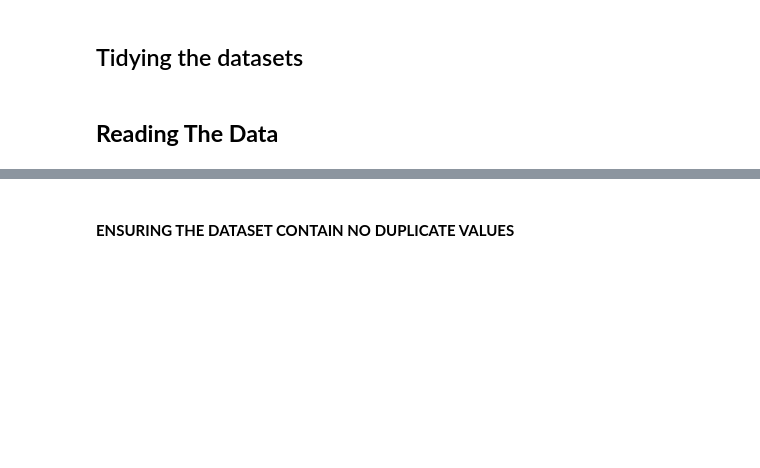
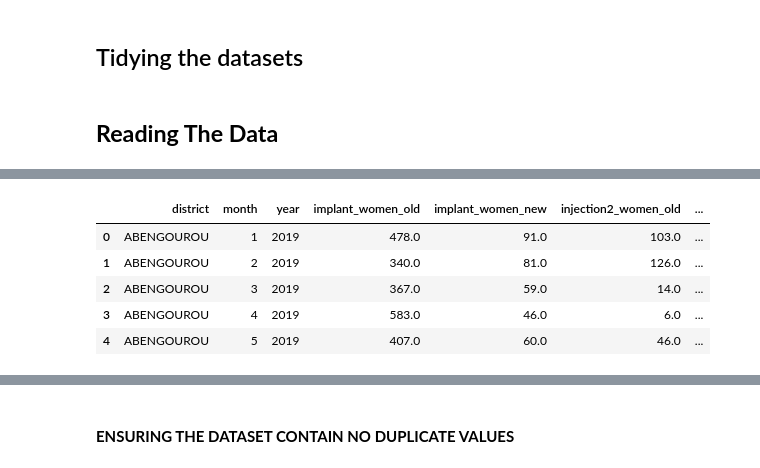
Before and after one commit to Viviankatheu/Future-Contraceptive-Use, a Jupyter notebook: Intelligent_Forecasting_Challenge_Model_Future_Contraceptive__Use_in_Cote_d'Ivoire.ipynb, the cells around one changed output, grey strips where cells are left out. Cells and saved outputs as stored; diff of their text form; code cells hidden in the pictures; blank space fills up the shorter version.

```diff
--- a/Intelligent_Forecasting_Challenge_Model_Future_Contraceptive__Use_in_Cote_d'Ivoire.ipynb
+++ b/Intelligent_Forecasting_Challenge_Model_Future_Contraceptive__Use_in_Cote_d'Ivoire.ipynb
@@ -53,3 +59,13 @@ annual.head(5)
 | 2 | ABENGOUROU | 2016 | 865.0 | 408.0 | 2616.0 | 786.0 | ... |
 | 3 | ABOBO EST | 2018 | 4041.0 | 2234.0 | 2200.0 | 583.0 | ... |
 | 4 | ABOBO EST | 2017 | 1954.0 | 2491.0 | 1768.0 | 214.0 | ... |
+# %%
+# previewing the monthly dataset
+monthly.head(5)
+# %% [output]
+|  | district | month | year | implant_women_old | implant_women_new | injection2_women_old | ... |
+| 0 | ABENGOUROU | 1 | 2019 | 478.0 | 91.0 | 103.0 | ... |
+| 1 | ABENGOUROU | 2 | 2019 | 340.0 | 81.0 | 126.0 | ... |
+| 2 | ABENGOUROU | 3 | 2019 | 367.0 | 59.0 | 14.0 | ... |
+| 3 | ABENGOUROU | 4 | 2019 | 583.0 | 46.0 | 6.0 | ... |
+| 4 | ABENGOUROU | 5 | 2019 | 407.0 | 60.0 | 46.0 | ... |
```
Also changed, not shown: parts of 64 cells of this notebook.
